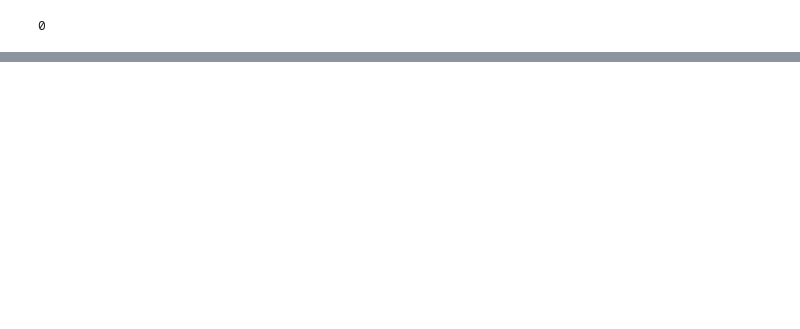
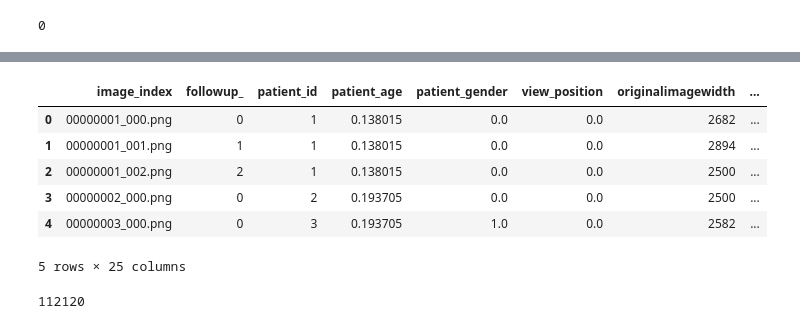
Before and after one commit to AndrewDant/AI570-Xray, a Jupyter notebook: AI 570 Xray Diagnosis.ipynb, the cells around one changed output, grey strips where cells are left out. Saved outputs shown, nothing was run; the diff lists cells and outputs as text; code cells hidden in the pictures; blank space fills up the shorter version.

```diff
--- a/AI 570 Xray Diagnosis.ipynb
+++ b/AI 570 Xray Diagnosis.ipynb
@@ -227,3 +215,25 @@ patients
+# %%
+#Scale the data
+scaler = MinMaxScaler()
+patients[numeric_features_patients.columns] = scaler.fit_transform(patients[numeric_features_patients.columns])
+# %%
+patients.head()
+# %% [output]
+|  | image_index | followup_ | patient_id | patient_age | patient_gender | view_position | originalimagewidth | ... |
+| 0 | 00000001_000.png | 0 | 1 | 0.138015 | 0.0 | 0.0 | 2682 | ... |
+| 1 | 00000001_001.png | 1 | 1 | 0.138015 | 0.0 | 0.0 | 2894 | ... |
+| 2 | 00000001_002.png | 2 | 1 | 0.138015 | 0.0 | 0.0 | 2500 | ... |
+| 3 | 00000002_000.png | 0 | 2 | 0.193705 | 0.0 | 0.0 | 2500 | ... |
+| 4 | 00000003_000.png | 0 | 3 | 0.193705 | 1.0 | 0.0 | 2582 | ... |
+5 rows × 25 columns
+# %%
+file_names = []
+for root, dirs, files in os.walk(path):
+    file_names.extend([filename for filename in files if '.png' in filename])
+
+print(len(file_names))  # the number of image files should match the number of rows in patients
+# %% [output]
+112120
 # %%
 
 #begin merging the dataset
```
Also changed, not shown: parts of 24 cells of this notebook.
